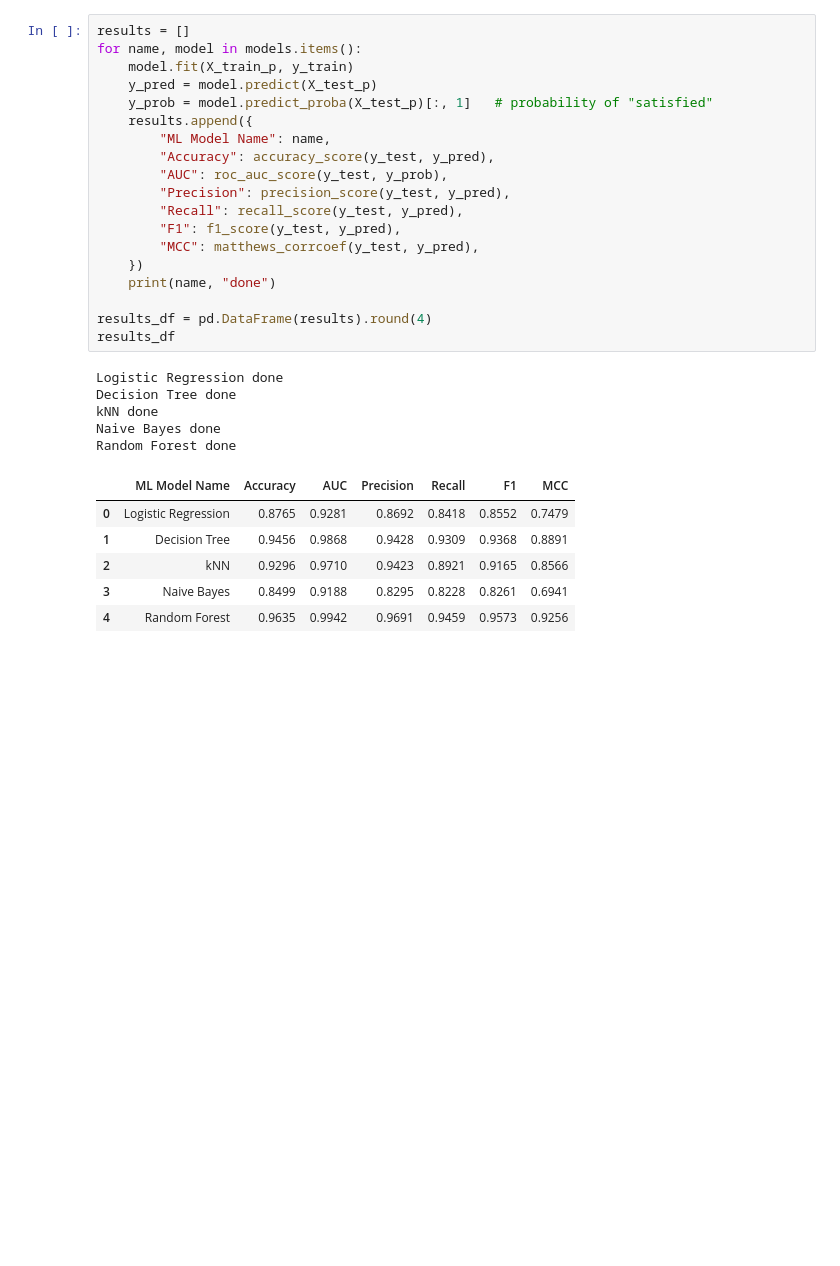
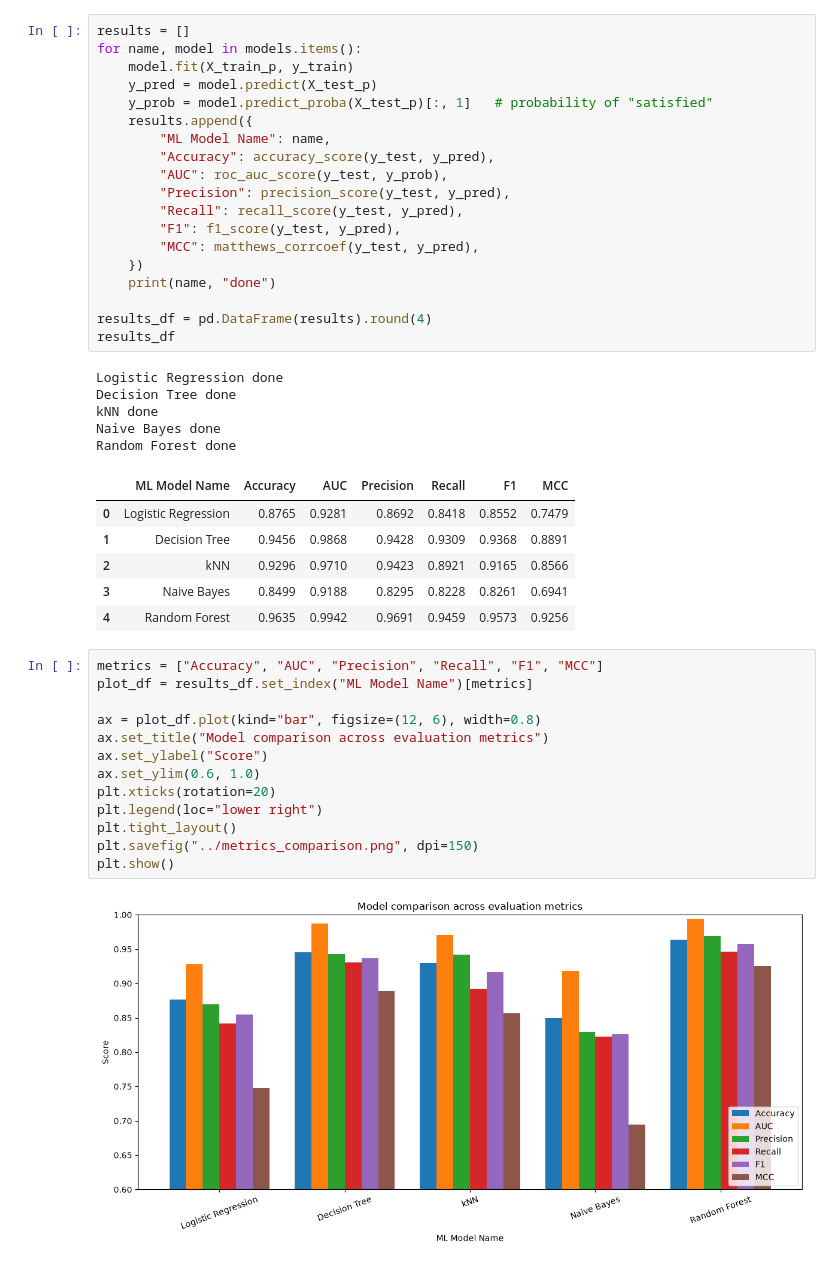
Before and after one commit to 2026ct05144-sys/ml-assignment-2, a Jupyter notebook: model/classification.ipynb, the cells around one changed output. Saved outputs shown, nothing was run; the diff lists cells and outputs as text; blank space fills up the shorter version.

Commit message:
Add metric comparison charts

```diff
--- a/model/classification.ipynb
+++ b/model/classification.ipynb
@@ -187,3 +187,18 @@ Random Forest done
 | 2 | kNN | 0.9296 | 0.9710 | 0.9423 | 0.8921 | 0.9165 | 0.8566 |
 | 3 | Naive Bayes | 0.8499 | 0.9188 | 0.8295 | 0.8228 | 0.8261 | 0.6941 |
 | 4 | Random Forest | 0.9635 | 0.9942 | 0.9691 | 0.9459 | 0.9573 | 0.9256 |
+# %%
+metrics = ["Accuracy", "AUC", "Precision", "Recall", "F1", "MCC"]
+plot_df = results_df.set_index("ML Model Name")[metrics]
+
+ax = plot_df.plot(kind="bar", figsize=(12, 6), width=0.8)
+ax.set_title("Model comparison across evaluation metrics")
+ax.set_ylabel("Score")
+ax.set_ylim(0.6, 1.0)
+plt.xticks(rotation=20)
+plt.legend(loc="lower right")
+plt.tight_layout()
+plt.savefig("../metrics_comparison.png", dpi=150)
+plt.show()
+# %% [output]
+[figure, added]
```
Also changed, not shown: parts of 2 cells of this notebook, 3 other files.
